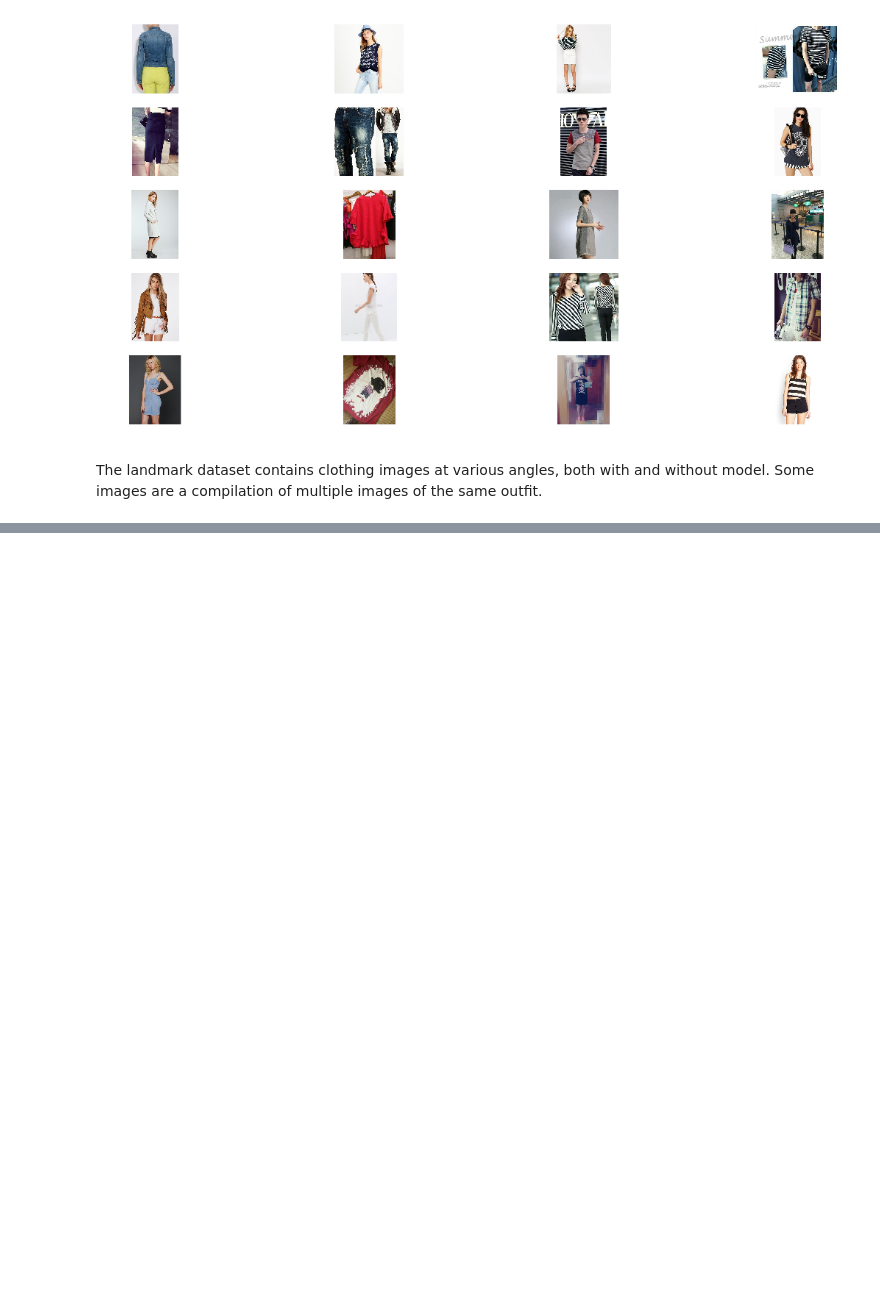
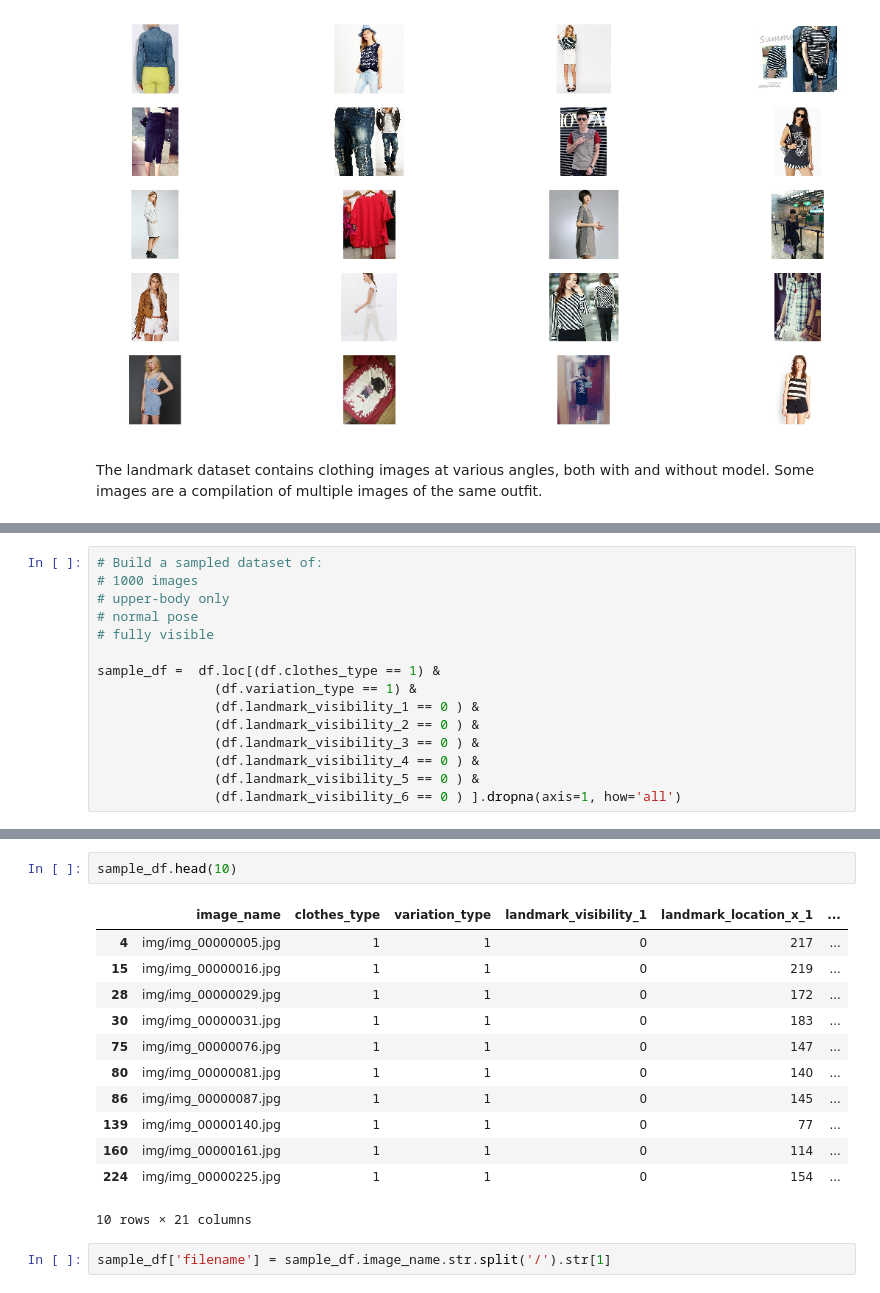
Before and after one commit to jushih/Springboard, a Jupyter notebook: exploration_landmark.ipynb, the cells around one changed output, grey strips where cells are left out. Saved outputs shown, nothing was run; the diff lists cells and outputs as text; blank space fills up the shorter version.

```diff
--- a/exploration_landmark.ipynb
+++ b/exploration_landmark.ipynb
@@ -62,0 +108,15 @@ The landmark dataset contains clothing images at various angles, both with and w
+# %%
+# Build a sampled dataset of:
+# 1000 images
+# upper-body only
+# normal pose
+# fully visible
+
+sample_df =  df.loc[(df.clothes_type == 1) &
+               (df.variation_type == 1) &
+               (df.landmark_visibility_1 == 0 ) &
+               (df.landmark_visibility_2 == 0 ) &
+               (df.landmark_visibility_3 == 0 ) &
+               (df.landmark_visibility_4 == 0 ) &
+               (df.landmark_visibility_5 == 0 ) &
+               (df.landmark_visibility_6 == 0 ) ].dropna(axis=1, how='all')
@@ -62,0 +143,17 @@ The landmark dataset contains clothing images at various angles, both with and w
+# %%
+sample_df.head(10)
+# %% [output]
+|  | image_name | clothes_type | variation_type | landmark_visibility_1 | landmark_location_x_1 | ... |
+| 4 | img/img_00000005.jpg | 1 | 1 | 0 | 217 | ... |
+| 15 | img/img_00000016.jpg | 1 | 1 | 0 | 219 | ... |
+| 28 | img/img_00000029.jpg | 1 | 1 | 0 | 172 | ... |
+| 30 | img/img_00000031.jpg | 1 | 1 | 0 | 183 | ... |
+| 75 | img/img_00000076.jpg | 1 | 1 | 0 | 147 | ... |
+| 80 | img/img_00000081.jpg | 1 | 1 | 0 | 140 | ... |
+| 86 | img/img_00000087.jpg | 1 | 1 | 0 | 145 | ... |
+| 139 | img/img_00000140.jpg | 1 | 1 | 0 | 77 | ... |
+| 160 | img/img_00000161.jpg | 1 | 1 | 0 | 114 | ... |
+| 224 | img/img_00000225.jpg | 1 | 1 | 0 | 154 | ... |
+10 rows × 21 columns
+# %%
+sample_df['filename'] = sample_df.image_name.str.split('/').str[1]
```
Also changed, not shown: parts of 7 cells of this notebook.
